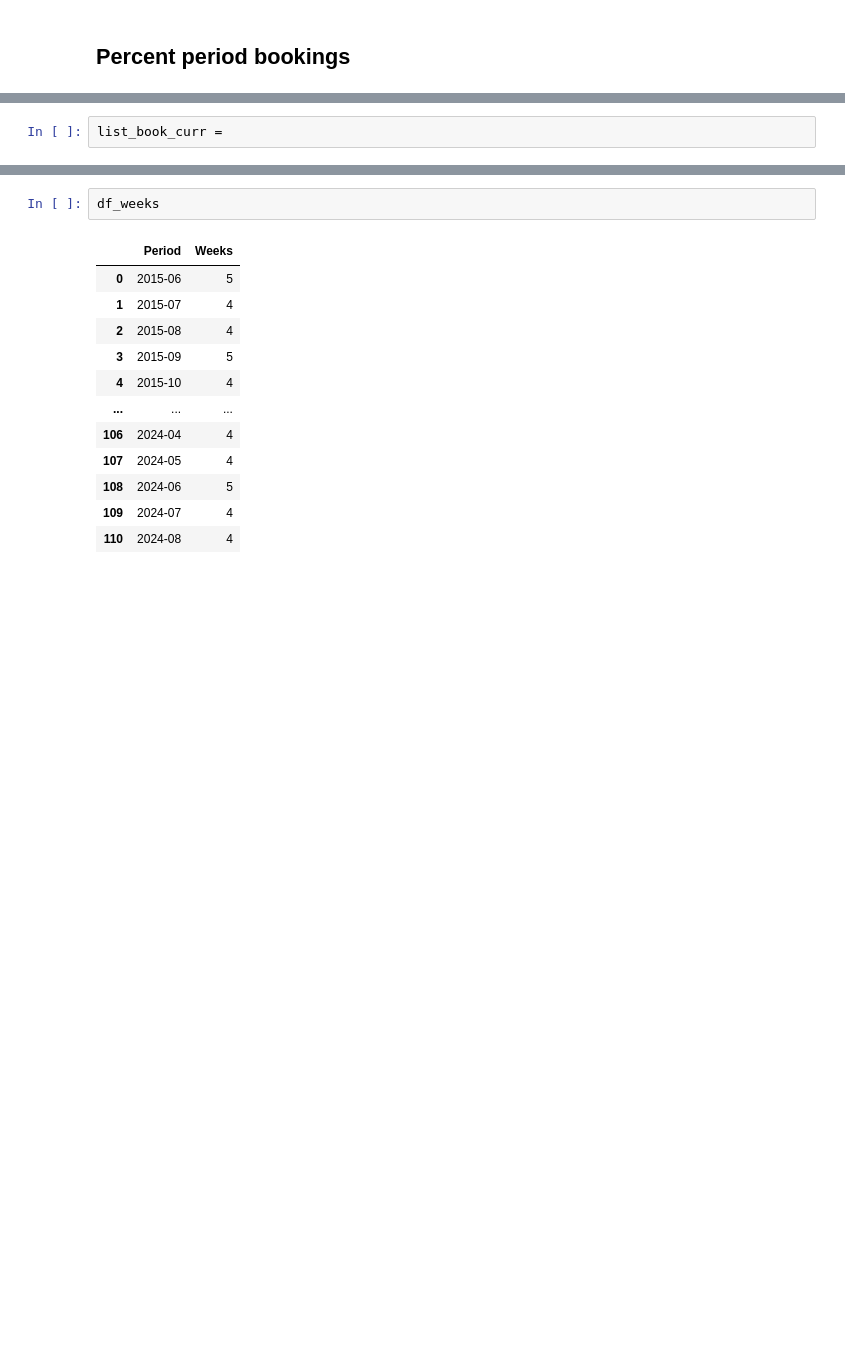
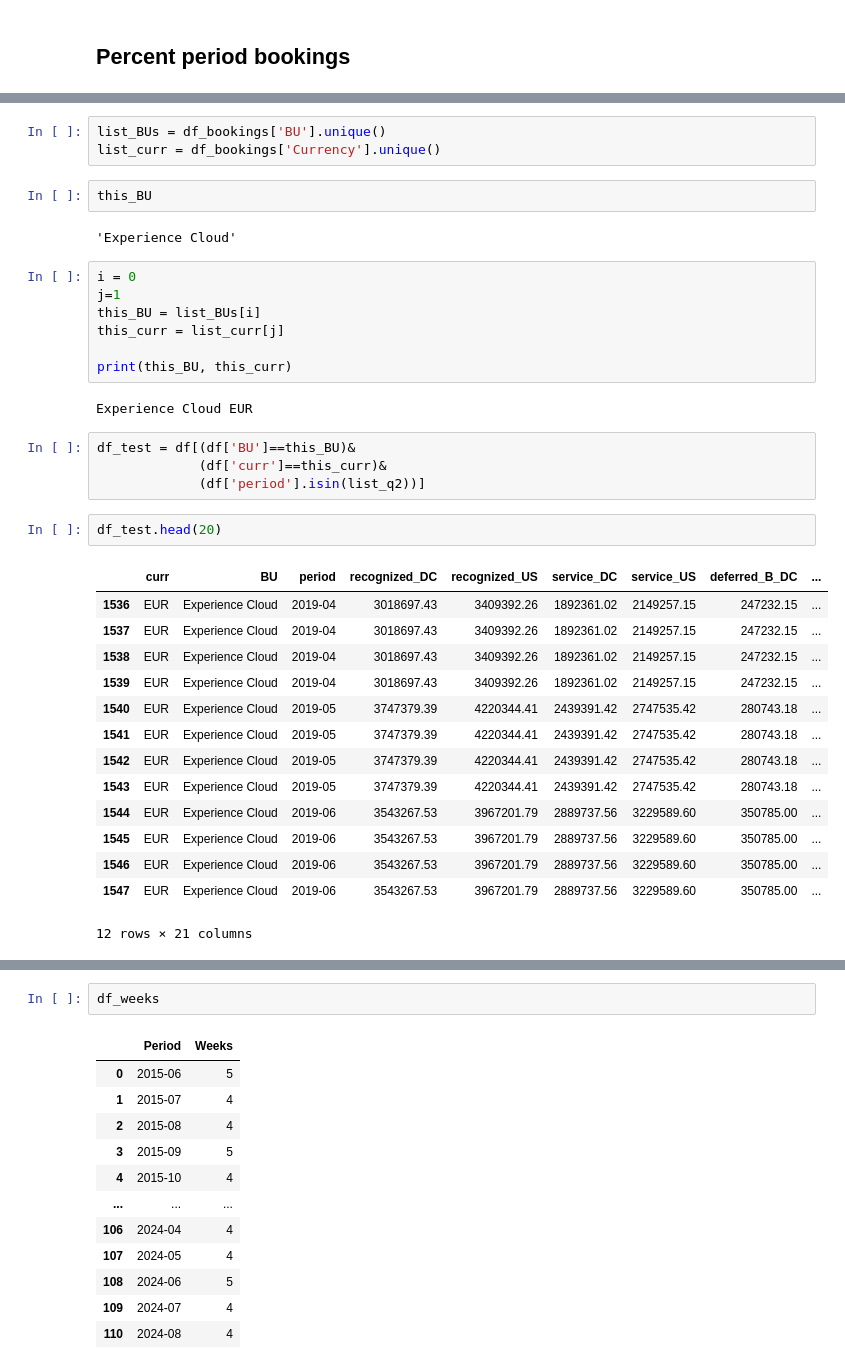
Before and after one commit to davidjsmith44/Deferred_Revenue_Forecast, a Jupyter notebook: notebooks/deferred_new_2020_scratch.ipynb, the cells around one changed output, grey strips where cells are left out. Saved outputs shown, nothing was run; the diff lists cells and outputs as text; blank space fills up the shorter version.

```diff
--- a/notebooks/deferred_new_2020_scratch.ipynb
+++ b/notebooks/deferred_new_2020_scratch.ipynb
@@ -1449,2 +1444,37 @@ list_q1
-# %%
-list_book_curr =
+# %%
+list_BUs = df_bookings['BU'].unique()
+list_curr = df_bookings['Currency'].unique()
+# %%
+this_BU
+# %% [output]
+'Experience Cloud'
+# %%
+i = 0
+j=1
+this_BU = list_BUs[i]
+this_curr = list_curr[j]
+
+print(this_BU, this_curr)
+# %% [output]
+Experience Cloud EUR
+# %%
+df_test = df[(df['BU']==this_BU)&
+             (df['curr']==this_curr)&
+             (df['period'].isin(list_q2))]
+# %%
+df_test.head(20)
+# %% [output]
+|  | curr | BU | period | recognized_DC | recognized_US | service_DC | service_US | deferred_B_DC | ... |
+| 1536 | EUR | Experience Cloud | 2019-04 | 3018697.43 | 3409392.26 | 1892361.02 | 2149257.15 | 247232.15 | ... |
+| 1537 | EUR | Experience Cloud | 2019-04 | 3018697.43 | 3409392.26 | 1892361.02 | 2149257.15 | 247232.15 | ... |
+| 1538 | EUR | Experience Cloud | 2019-04 | 3018697.43 | 3409392.26 | 1892361.02 | 2149257.15 | 247232.15 | ... |
+| 1539 | EUR | Experience Cloud | 2019-04 | 3018697.43 | 3409392.26 | 1892361.02 | 2149257.15 | 247232.15 | ... |
+| 1540 | EUR | Experience Cloud | 2019-05 | 3747379.39 | 4220344.41 | 2439391.42 | 2747535.42 | 280743.18 | ... |
+| 1541 | EUR | Experience Cloud | 2019-05 | 3747379.39 | 4220344.41 | 2439391.42 | 2747535.42 | 280743.18 | ... |
+| 1542 | EUR | Experience Cloud | 2019-05 | 3747379.39 | 4220344.41 | 2439391.42 | 2747535.42 | 280743.18 | ... |
+| 1543 | EUR | Experience Cloud | 2019-05 | 3747379.39 | 4220344.41 | 2439391.42 | 2747535.42 | 280743.18 | ... |
+| 1544 | EUR | Experience Cloud | 2019-06 | 3543267.53 | 3967201.79 | 2889737.56 | 3229589.60 | 350785.00 | ... |
+| 1545 | EUR | Experience Cloud | 2019-06 | 3543267.53 | 3967201.79 | 2889737.56 | 3229589.60 | 350785.00 | ... |
+| 1546 | EUR | Experience Cloud | 2019-06 | 3543267.53 | 3967201.79 | 2889737.56 | 3229589.60 | 350785.00 | ... |
+| 1547 | EUR | Experience Cloud | 2019-06 | 3543267.53 | 3967201.79 | 2889737.56 | 3229589.60 | 350785.00 | ... |
+12 rows × 21 columns
```
Also changed, not shown: parts of 9 cells of this notebook.
